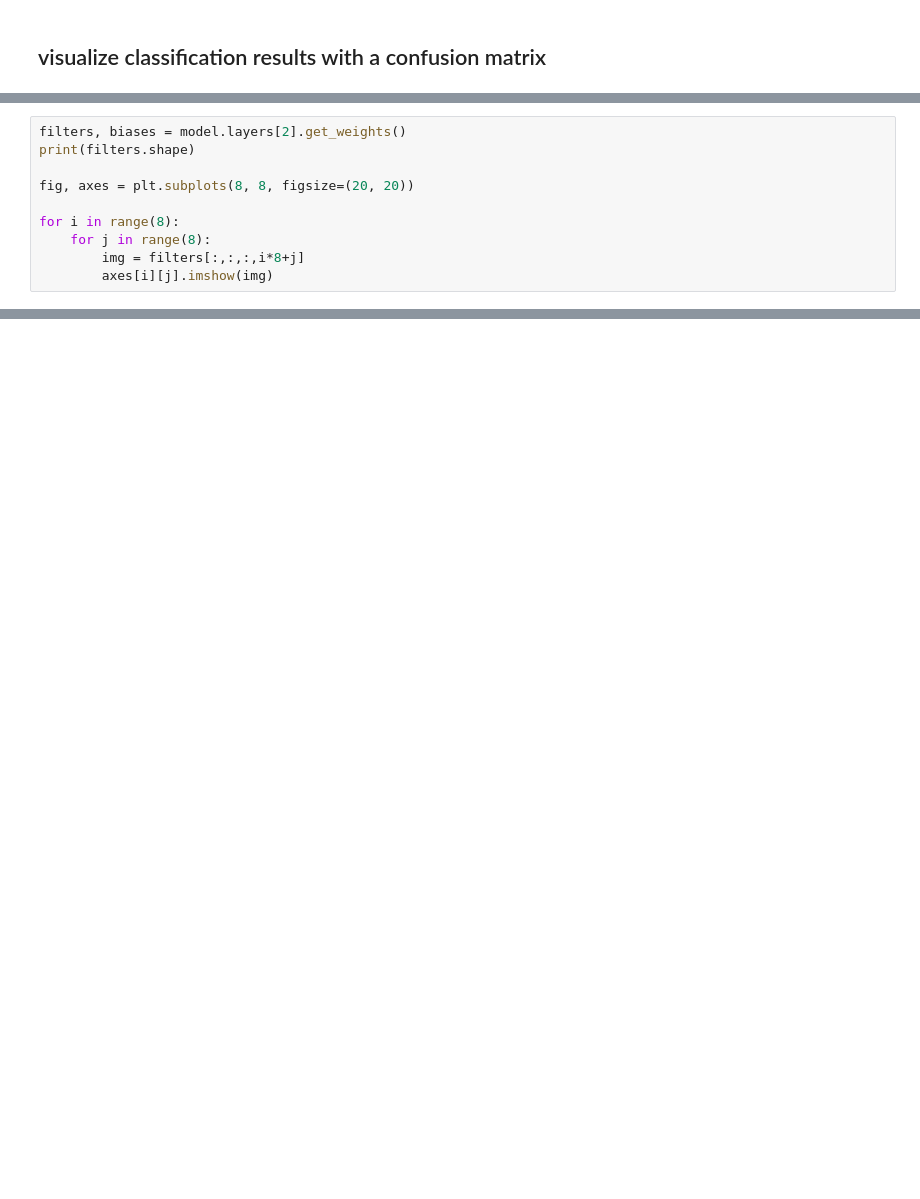
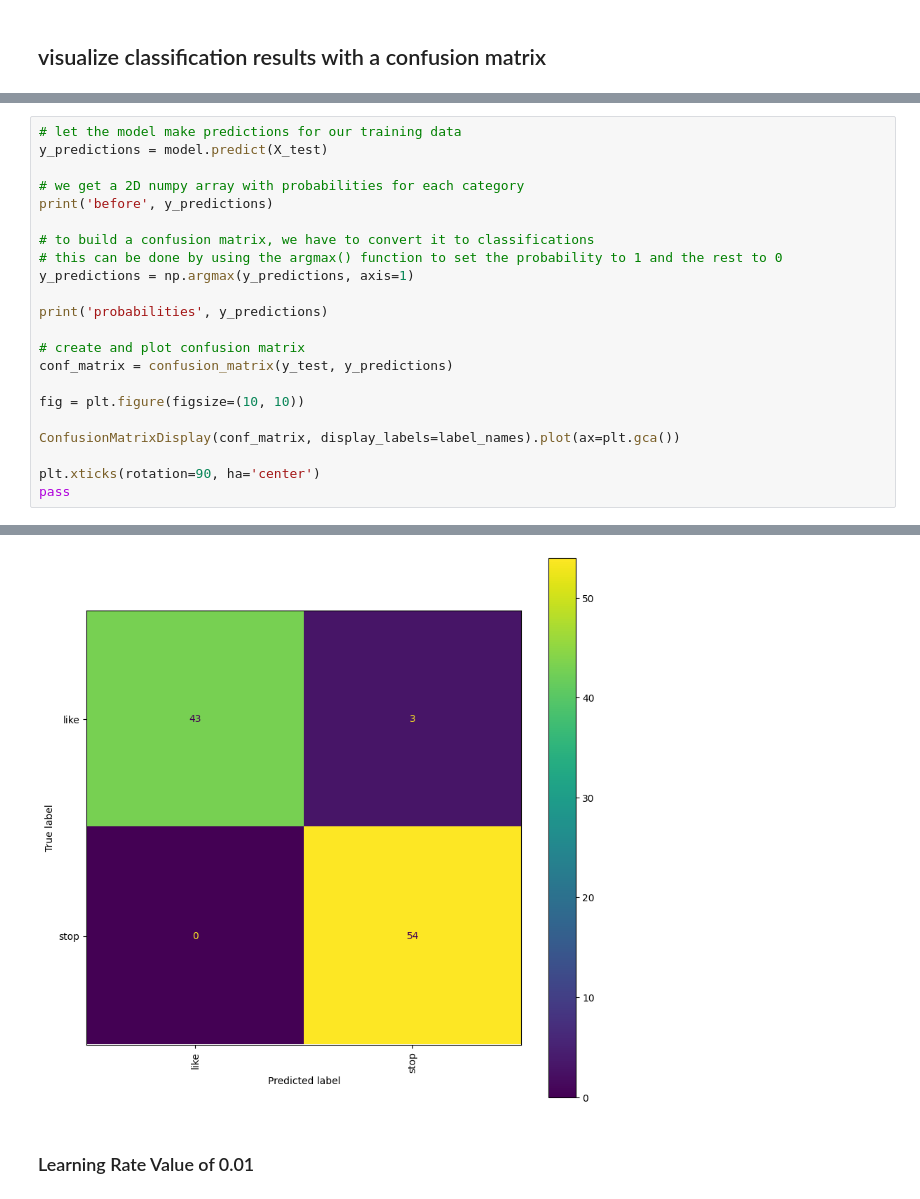
Before and after one commit to ITT-26/assignment-05-cnn-itiswhatitis1994, a Jupyter notebook: 01-hyperparameters/hyperparameters.ipynb, the cells around one changed output, grey strips where cells are left out. Drawn from its saved outputs; the diff is of its cells as text; blank space fills up the shorter version.

```diff
--- a/01-hyperparameters/hyperparameters.ipynb
+++ b/01-hyperparameters/hyperparameters.ipynb
@@ -311,10 +445,0 @@ print(label_names[np.argmax(prediction)], np.max(prediction))
-# %%
-filters, biases = model.layers[2].get_weights()
-print(filters.shape)
-
-fig, axes = plt.subplots(8, 8, figsize=(20, 20))
-
-for i in range(8):
-    for j in range(8):
-        img = filters[:,:,:,i*8+j]
-        axes[i][j].imshow(img)
@@ -429,0 +581,23 @@ pass
+# %%
+# let the model make predictions for our training data
+y_predictions = model.predict(X_test)
+
+# we get a 2D numpy array with probabilities for each category
+print('before', y_predictions)
+
+# to build a confusion matrix, we have to convert it to classifications
+# this can be done by using the argmax() function to set the probability to 1 and the rest to 0
+y_predictions = np.argmax(y_predictions, axis=1)
+
+print('probabilities', y_predictions)
+
+# create and plot confusion matrix
+conf_matrix = confusion_matrix(y_test, y_predictions)
+
+fig = plt.figure(figsize=(10, 10))
+
+ConfusionMatrixDisplay(conf_matrix, display_labels=label_names).plot(ax=plt.gca())
+
+plt.xticks(rotation=90, ha='center')
+pass
+# %% [output]
@@ -429,0 +621,3 @@ pass
+[figure, added]
+# %% [markdown]
+### Learning Rate Value of 0.01
```
Also changed, not shown: parts of 59 cells of this notebook, 2 other files.
